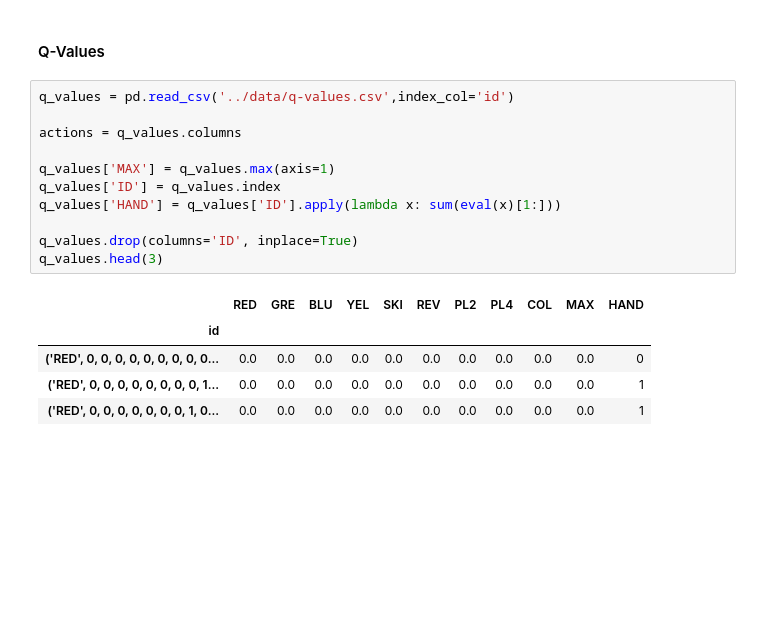
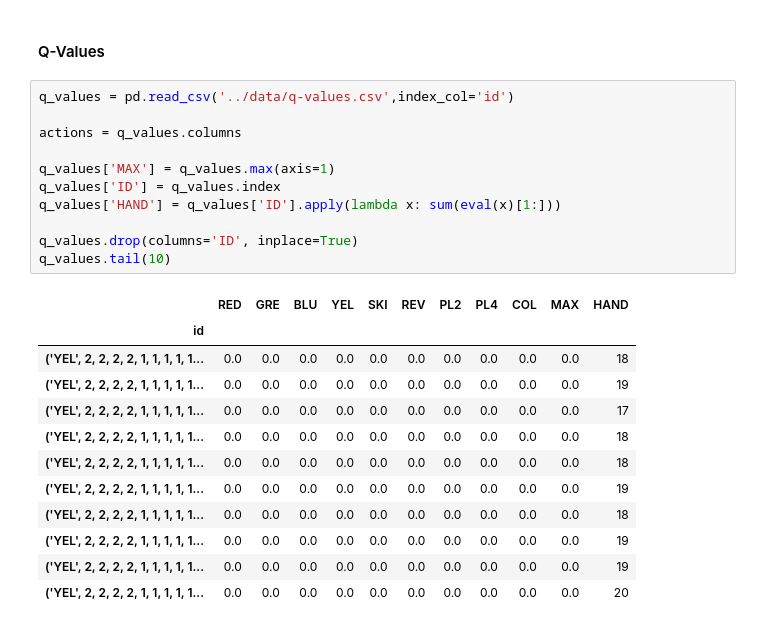
Before and after one commit to ArnavPrakash/UNO-RL, a Jupyter notebook: notebooks/analysis.ipynb, the cells around one changed output. Cells and saved outputs as stored; diff of their text form; blank space fills up the shorter version.

```diff
--- a/notebooks/analysis.ipynb
+++ b/notebooks/analysis.ipynb
@@ -81,20 +81,27 @@ plt.show()
 # %%
 q_values = pd.read_csv('../data/q-values.csv',index_col='id')
 
 actions = q_values.columns
 
 q_values['MAX'] = q_values.max(axis=1)
 q_values['ID'] = q_values.index
 q_values['HAND'] = q_values['ID'].apply(lambda x: sum(eval(x)[1:]))
 
 q_values.drop(columns='ID', inplace=True)
-q_values.head(3)
+q_values.tail(10)
 # %% [output]
 |  | RED | GRE | BLU | YEL | SKI | REV | PL2 | PL4 | COL | MAX | HAND |
 | id |  |  |  |  |  |  |  |  |  |  |  |
-| ('RED', 0, 0, 0, 0, 0, 0, 0, 0, 0... | 0.0 | 0.0 | 0.0 | 0.0 | 0.0 | 0.0 | 0.0 | 0.0 | 0.0 | 0.0 | 0 |
-| ('RED', 0, 0, 0, 0, 0, 0, 0, 0, 1... | 0.0 | 0.0 | 0.0 | 0.0 | 0.0 | 0.0 | 0.0 | 0.0 | 0.0 | 0.0 | 1 |
-| ('RED', 0, 0, 0, 0, 0, 0, 0, 1, 0... | 0.0 | 0.0 | 0.0 | 0.0 | 0.0 | 0.0 | 0.0 | 0.0 | 0.0 | 0.0 | 1 |
+| ('YEL', 2, 2, 2, 2, 1, 1, 1, 1, 1... | 0.0 | 0.0 | 0.0 | 0.0 | 0.0 | 0.0 | 0.0 | 0.0 | 0.0 | 0.0 | 18 |
+| ('YEL', 2, 2, 2, 2, 1, 1, 1, 1, 1... | 0.0 | 0.0 | 0.0 | 0.0 | 0.0 | 0.0 | 0.0 | 0.0 | 0.0 | 0.0 | 19 |
+| ('YEL', 2, 2, 2, 2, 1, 1, 1, 1, 1... | 0.0 | 0.0 | 0.0 | 0.0 | 0.0 | 0.0 | 0.0 | 0.0 | 0.0 | 0.0 | 17 |
+| ('YEL', 2, 2, 2, 2, 1, 1, 1, 1, 1... | 0.0 | 0.0 | 0.0 | 0.0 | 0.0 | 0.0 | 0.0 | 0.0 | 0.0 | 0.0 | 18 |
+| ('YEL', 2, 2, 2, 2, 1, 1, 1, 1, 1... | 0.0 | 0.0 | 0.0 | 0.0 | 0.0 | 0.0 | 0.0 | 0.0 | 0.0 | 0.0 | 18 |
+| ('YEL', 2, 2, 2, 2, 1, 1, 1, 1, 1... | 0.0 | 0.0 | 0.0 | 0.0 | 0.0 | 0.0 | 0.0 | 0.0 | 0.0 | 0.0 | 19 |
+| ('YEL', 2, 2, 2, 2, 1, 1, 1, 1, 1... | 0.0 | 0.0 | 0.0 | 0.0 | 0.0 | 0.0 | 0.0 | 0.0 | 0.0 | 0.0 | 18 |
+| ('YEL', 2, 2, 2, 2, 1, 1, 1, 1, 1... | 0.0 | 0.0 | 0.0 | 0.0 | 0.0 | 0.0 | 0.0 | 0.0 | 0.0 | 0.0 | 19 |
+| ('YEL', 2, 2, 2, 2, 1, 1, 1, 1, 1... | 0.0 | 0.0 | 0.0 | 0.0 | 0.0 | 0.0 | 0.0 | 0.0 | 0.0 | 0.0 | 19 |
+| ('YEL', 2, 2, 2, 2, 1, 1, 1, 1, 1... | 0.0 | 0.0 | 0.0 | 0.0 | 0.0 | 0.0 | 0.0 | 0.0 | 0.0 | 0.0 | 20 |
 # %%
 q_curve = q_values.copy()
 q_curve[["HAND","MAX"]] = q_curve[["HAND","MAX"]].replace(0, np.NaN)
```
Also changed, not shown: parts of 5 cells of this notebook, 2 other files.
